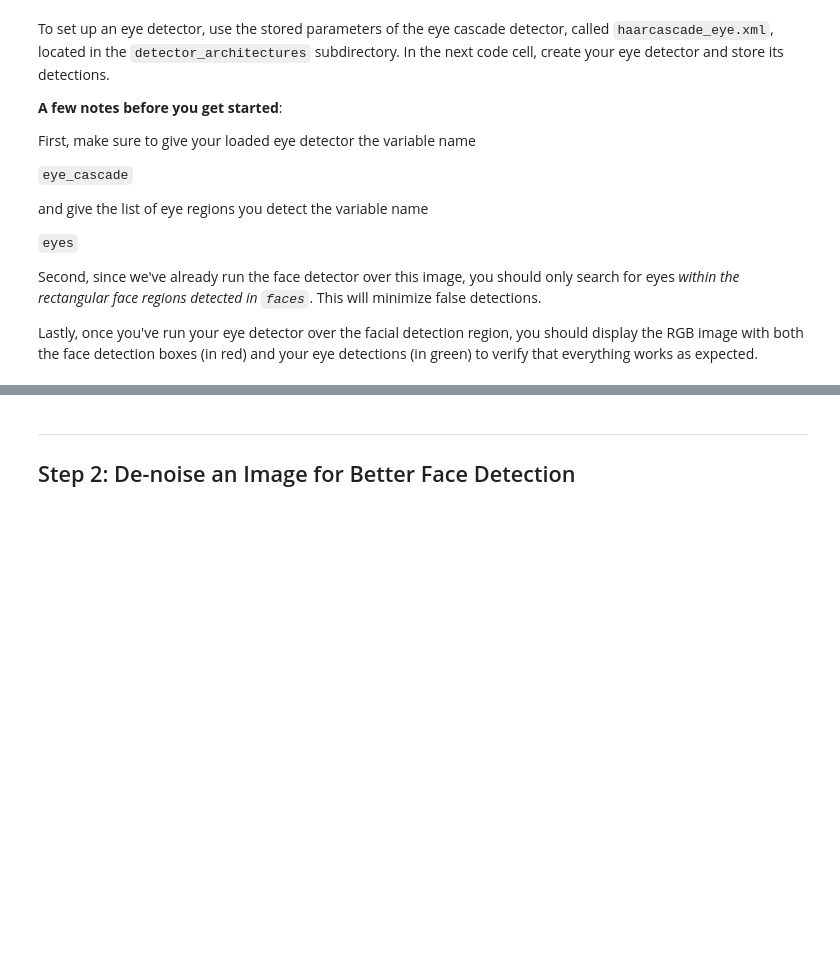
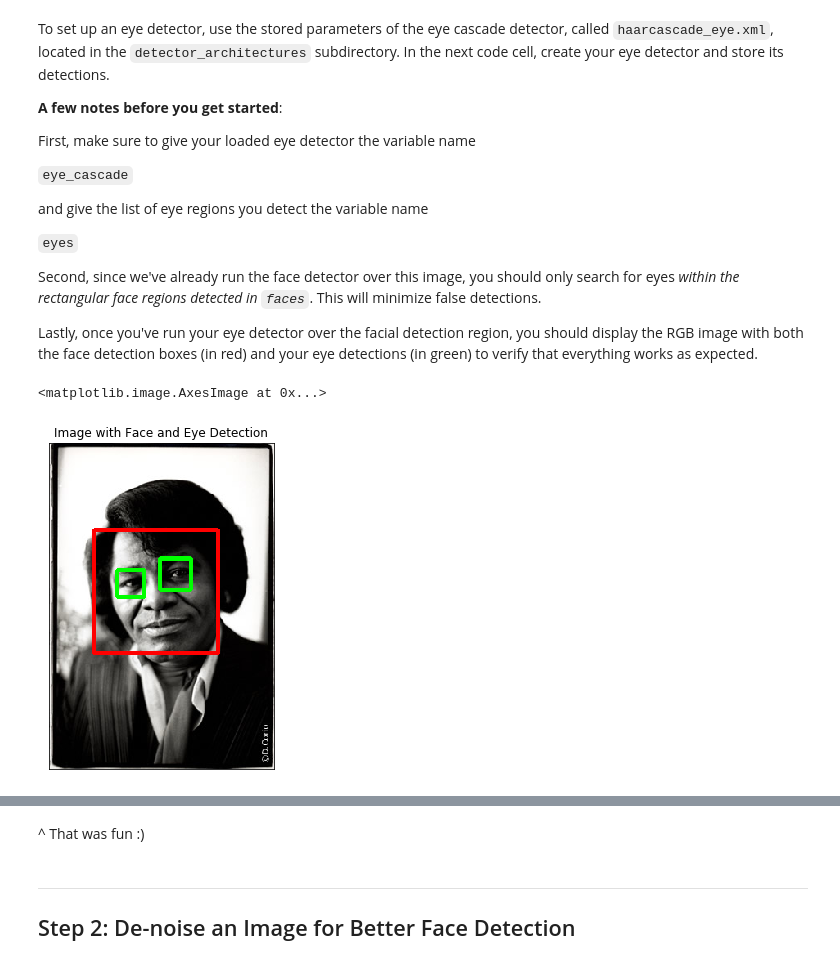
Before and after one commit to sbelal/AIND-CV-FacialKeypoints, a Jupyter notebook: CV_project.ipynb, the cells around one changed output, grey strips where cells are left out. Saved outputs shown, nothing was run; the diff lists cells and outputs as text; code cells hidden in the pictures; blank space fills up the shorter version.

```diff
--- a/CV_project.ipynb
+++ b/CV_project.ipynb
@@ -229,26 +243,43 @@ Lastly, once you've run your eye detector over the facial detection region, you
 # %%
 # Make a copy of the original image to plot rectangle detections
 image_with_detections = np.copy(image)
 
 # Loop over the detections and draw their corresponding face detection boxes
 for (x,y,w,h) in faces:
     cv2.rectangle(image_with_detections, (x,y), (x+w,y+h),(255,0,0), 3)
 
 # Do not change the code above this comment!
 
 
 ## TODO: Add eye detection, using haarcascade_eye.xml, to the current face detector algorithm
 ## TODO: Loop over the eye detections and draw their corresponding boxes in green on image_with_detections
 
 
+# Extract the pre-trained eye detector from an xml file
+eye_cascade = cv2.CascadeClassifier('detector_architectures/haarcascade_eye.xml')
+
+for (x,y,w,h) in faces:
+    # Detect the eyes in image
+    cropped_face_img = gray[y:y+h, x:x+w]
+    eyes = eye_cascade.detectMultiScale(cropped_face_img, 1.1, 6)  #Reduced scale factor to 1.1
+
+    for (x_eyes, y_eyes, w_eyes, h_eyes) in eyes:
+        cv2.rectangle(image_with_detections, (x+x_eyes, y+y_eyes), (x+x_eyes+w_eyes,y+y_eyes+h_eyes),(0,255,0), 3)
+
+
+
+
 # Plot the image with both faces and eyes detected
 fig = plt.figure(figsize = (6,6))
 ax1 = fig.add_subplot(111)
 ax1.set_xticks([])
 ax1.set_yticks([])
 
 ax1.set_title('Image with Face and Eye Detection')
 ax1.imshow(image_with_detections)
+# %% [output]
+<matplotlib.image.AxesImage at 0x...>
+[figure, added]
 # %% [markdown]
 ## (Optional) Add face and eye detection to your laptop camera
 
@@ -304,6 +373,8 @@ def laptop_camera_go():
 # %%
 # Call the laptop camera face/eye detector function above
 laptop_camera_go()
+# %% [markdown]
+^ That was fun :)
 # %% [markdown]
 ---
 <a id='step2'></a>
```
Also changed, not shown: parts of 11 cells of this notebook.
